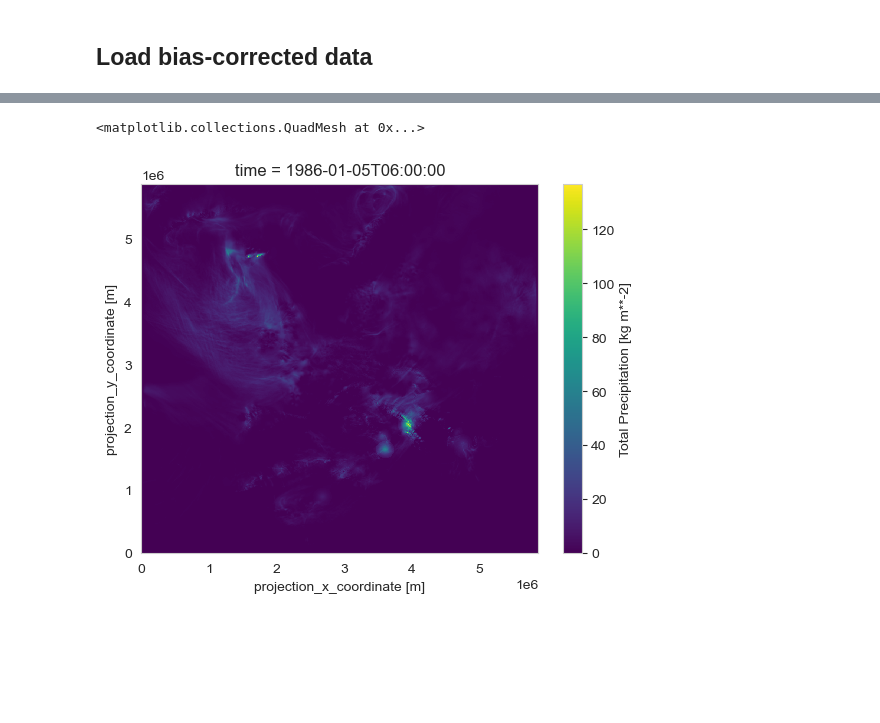
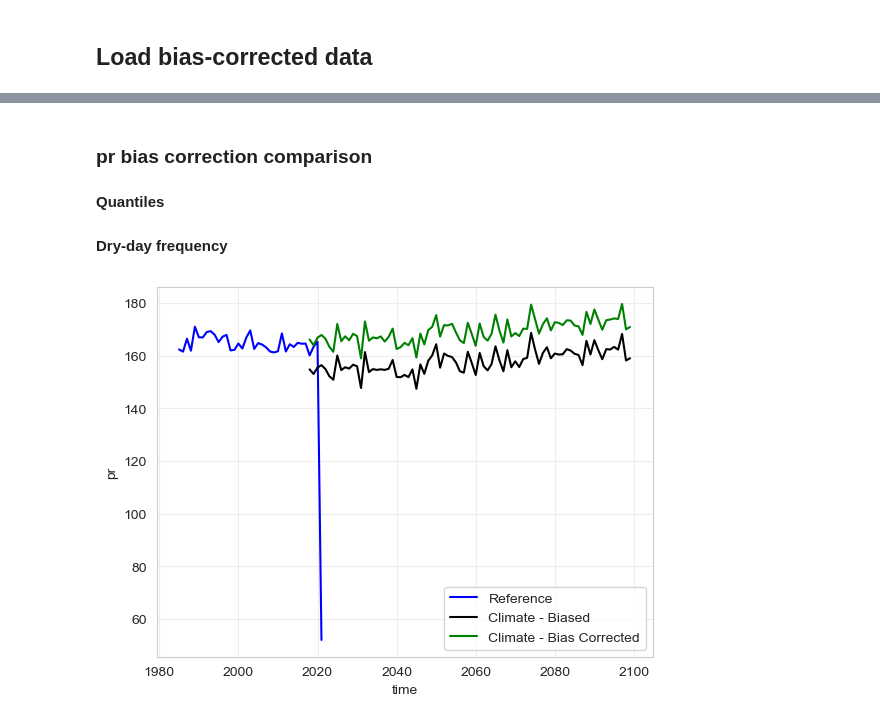
Before and after one commit to yasserhaddad/CORDEX2Energy, a Jupyter notebook: notebooks/pipeline_example.ipynb, the cells around one changed output, grey strips where cells are left out. Saved outputs shown, nothing was run; the diff lists cells and outputs as text; code cells hidden in the pictures; blank space fills up the shorter version.

```diff
--- a/notebooks/pipeline_example.ipynb
+++ b/notebooks/pipeline_example.ipynb
@@ -604,3 +669,19 @@ ClimateModelData(path_data_processed / "cordex_processed" / "CNRM-ALADIN63_CNRM-
+# %%
+ds_pr = ClimateModelData(path_data_processed /
+                         "cordex_processed" /
+                         "CNRM-ALADIN63_CNRM-CERFACS-CNRM-CM5_r1i1p1_rcp85" /
+                         "regridded" /
+                         "day" /
+                         "pr.zarr",
+                         extent=extent).ds_data.sel(time=slice("2018", None)).load()
+ds_pr["pr"] = ds_pr["pr"] * 86400
+ds_pr.pr.attrs["units"] = "mm d-1"
 # %%
-extent = {"lat_min": 30, "lat_max": 75, "lon_min": -12, "lon_max": 30}
-ds_rsds = ClimateModelData(path_data_processed / "cordex_processed" / "CNRM-ALADIN63_CNRM-CERFACS-CNRM-CM5_r1i1p1_rcp85" / "regridded" / "3hr" / "rsds.zarr", extent=extent).ds_data
+ds_pr_bc = ClimateModelData(path_data_processed /
+                            "cordex_processed" /
+                            "CNRM-ALADIN63_CNRM-CERFACS-CNRM-CM5_r1i1p1_rcp85" /
+                            "bias_corrected" /
+                            "day" /
+                            "pr.zarr",
+                            extent=extent).ds_data.load()
+ds_pr_bc.pr.attrs["units"] = "mm d-1"
@@ -612,2 +688,3 @@ np.unique(ds_rsds.time.dt.hour), np.unique(ds_ssrd.time.dt.hour)
 # %%
-ds_ssrd = ClimateModelData(path_data_processed / "cerra_processed" / "regridded" / "ssrd.zarr", extent=extent).ds_data
+ds_tp = ClimateModelData(path_data_processed / "cerra_processed" / "regridded" / "tp.zarr", extent=extent).ds_data.load()
+ds_tp.tp.attrs["units"] = "mm d-1"
@@ -630,5 +691,4 @@ Attributes:
-# %%
-xr.open_dataset("/net/atmos/data/cerra-land/original/tp/tp_day_cerra-land_1986.nc").tp.isel(time=).plot()
-# %% [output]
-<matplotlib.collections.QuadMesh at 0x...>
-[figure, removed]
+# %% [markdown]
+### pr bias correction comparison
+# %% [markdown]
+**Quantiles**
@@ -634,0 +702,10 @@ xr.open_dataset("/net/atmos/data/cerra-land/original/tp/tp_day_cerra-land_1986.n
+# %% [markdown]
+**Dry-day frequency**
+# %%
+xclim.indices.dry_days(ds_tp.tp, thresh='0.1 mm/d', freq='YS', op='<').mean(["lat", "lon"]).plot(color="blue", label="Reference")
+xclim.indices.dry_days(ds_pr.pr, thresh='0.1 mm/d', freq='YS', op='<').mean(["lat", "lon"]).plot(color="black", label="Climate - Biased")
+xclim.indices.dry_days(ds_pr_bc.pr, thresh='0.1 mm/d', freq='YS', op='<').mean(["lat", "lon"]).plot(color="green", label="Climate - Bias Corrected")
+plt.legend()
+plt.show()
+# %% [output]
+[figure, added]
```
Also changed, not shown: parts of 16 cells of this notebook, 10 other files.
